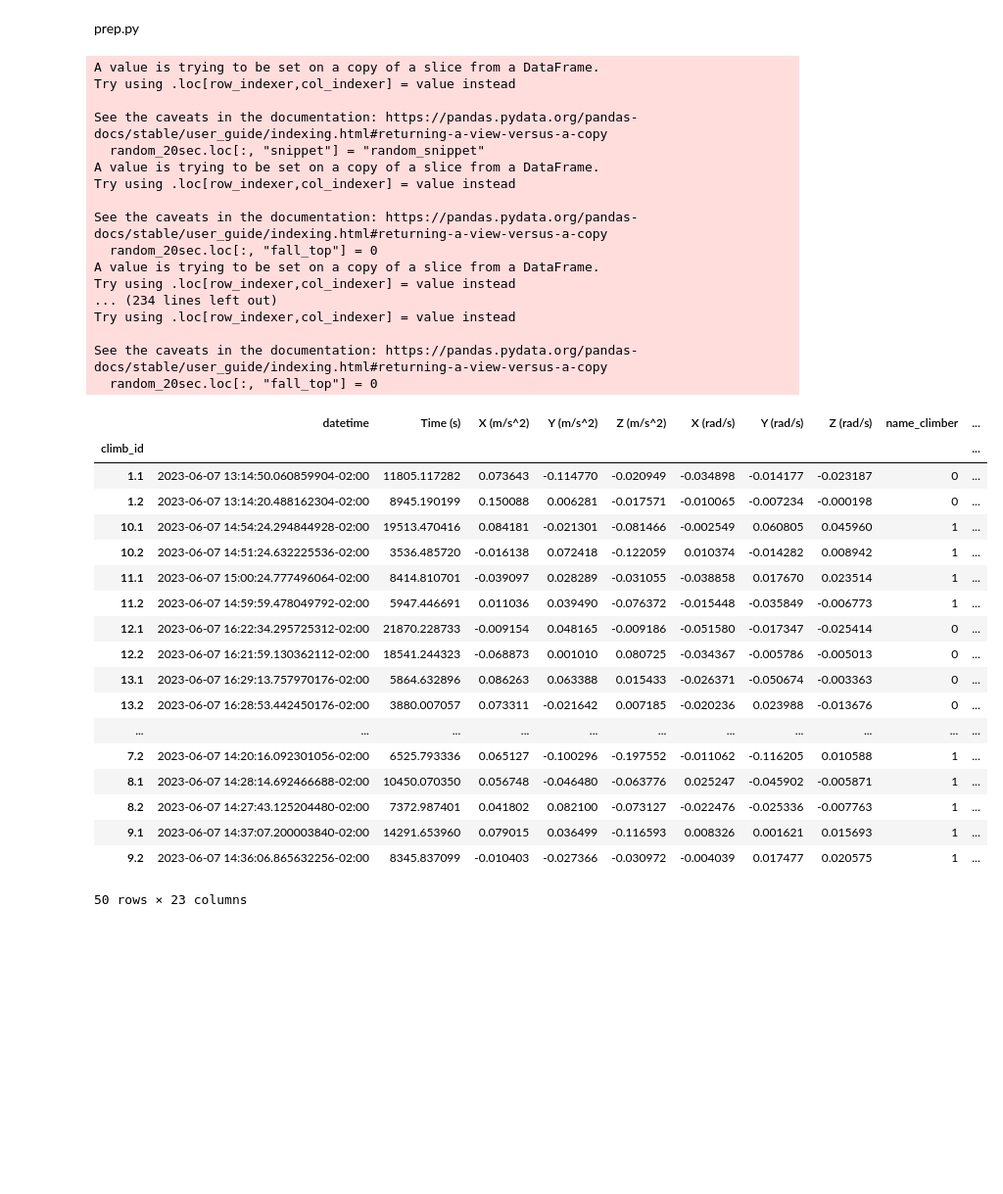
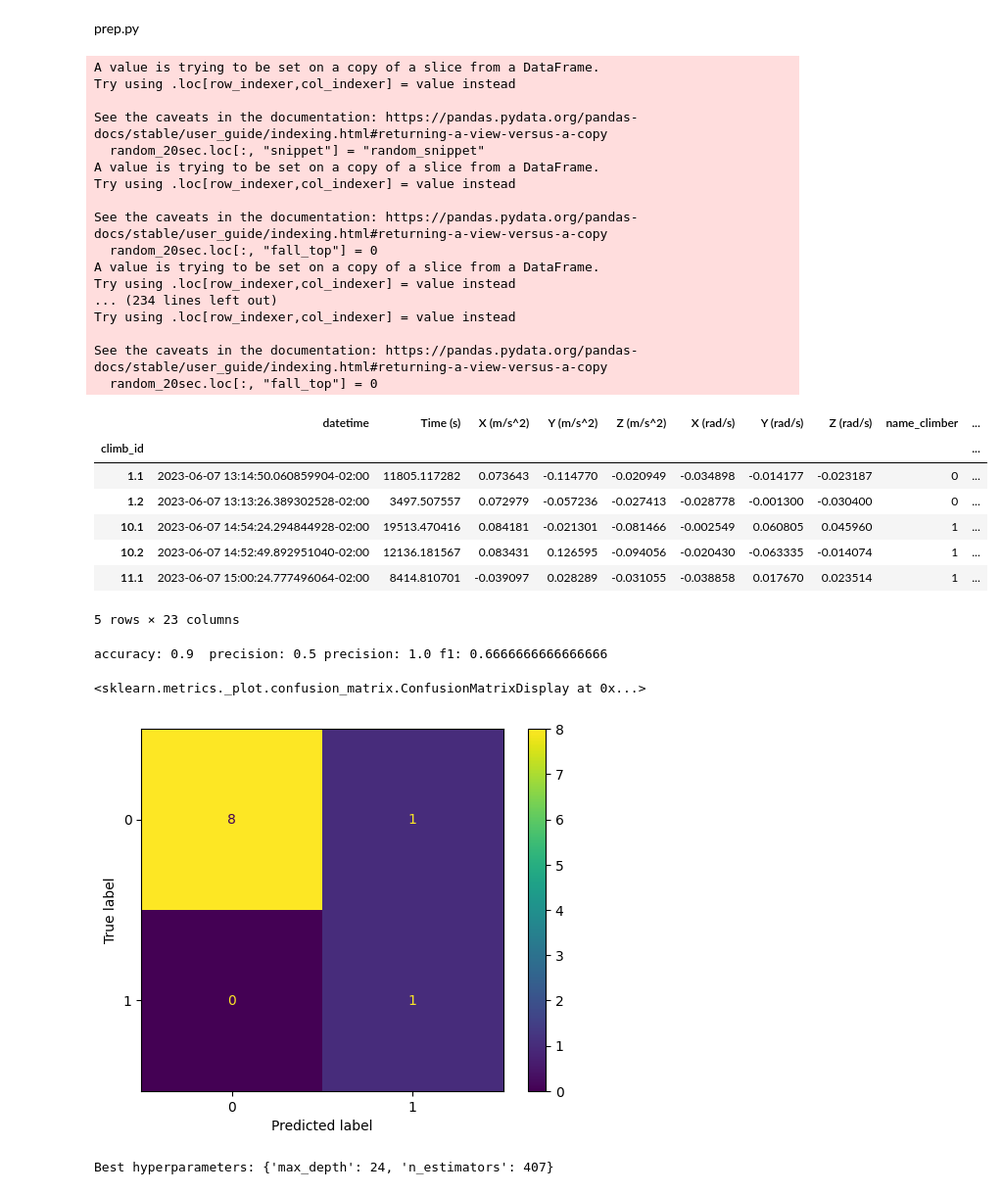
Before and after one commit to timmooren/ML4QS, a Jupyter notebook: data_processing.ipynb, the cells around one changed output. Shown at 98% size. Cells and saved outputs as stored; diff of their text form; code cells hidden in the pictures; blank space fills up the shorter version.

```diff
--- a/data_processing.ipynb
+++ b/data_processing.ipynb
@@ -54,46 +54,32 @@ prep.py
 # %%
 data = create_snippets(data, 20, 5)
 data = change_climb_ID(data)
 data = aggregate_rf(data)
 
-data
-# change name climber
-# change entry_num with snippet etc
-# agregg
+data.head()
 # %% [output]
 A value is trying to be set on a copy of a slice from a DataFrame.
 Try using .loc[row_indexer,col_indexer] = value instead
 
 See the caveats in the documentation: https://pandas.pydata.org/pandas-docs/stable/user_guide/indexing.html#returning-a-view-versus-a-copy
   random_20sec.loc[:, "snippet"] = "random_snippet"
 A value is trying to be set on a copy of a slice from a DataFrame.
 Try using .loc[row_indexer,col_indexer] = value instead
 
 See the caveats in the documentation: https://pandas.pydata.org/pandas-docs/stable/user_guide/indexing.html#returning-a-view-versus-a-copy
   random_20sec.loc[:, "fall_top"] = 0
 A value is trying to be set on a copy of a slice from a DataFrame.
 Try using .loc[row_indexer,col_indexer] = value instead
 ... (234 lines left out)
 Try using .loc[row_indexer,col_indexer] = value instead
 
 See the caveats in the documentation: https://pandas.pydata.org/pandas-docs/stable/user_guide/indexing.html#returning-a-view-versus-a-copy
   random_20sec.loc[:, "fall_top"] = 0
 |  | datetime | Time (s) | X (m/s^2) | Y (m/s^2) | Z (m/s^2) | X (rad/s) | Y (rad/s) | Z (rad/s) | name_climber | ... |
 | climb_id |  |  |  |  |  |  |  |  |  | ... |
 | 1.1 | 2023-06-07 13:14:50.060859904-02:00 | 11805.117282 | 0.073643 | -0.114770 | -0.020949 | -0.034898 | -0.014177 | -0.023187 | 0 | ... |
-| 1.2 | 2023-06-07 13:14:20.488162304-02:00 | 8945.190199 | 0.150088 | 0.006281 | -0.017571 | -0.010065 | -0.007234 | -0.000198 | 0 | ... |
+| 1.2 | 2023-06-07 13:13:26.389302528-02:00 | 3497.507557 | 0.072979 | -0.057236 | -0.027413 | -0.028778 | -0.001300 | -0.030400 | 0 | ... |
 | 10.1 | 2023-06-07 14:54:24.294844928-02:00 | 19513.470416 | 0.084181 | -0.021301 | -0.081466 | -0.002549 | 0.060805 | 0.045960 | 1 | ... |
-| 10.2 | 2023-06-07 14:51:24.632225536-02:00 | 3536.485720 | -0.016138 | 0.072418 | -0.122059 | 0.010374 | -0.014282 | 0.008942 | 1 | ... |
+| 10.2 | 2023-06-07 14:52:49.892951040-02:00 | 12136.181567 | 0.083431 | 0.126595 | -0.094056 | -0.020430 | -0.063335 | -0.014074 | 1 | ... |
 | 11.1 | 2023-06-07 15:00:24.777496064-02:00 | 8414.810701 | -0.039097 | 0.028289 | -0.031055 | -0.038858 | 0.017670 | 0.023514 | 1 | ... |
-| 11.2 | 2023-06-07 14:59:59.478049792-02:00 | 5947.446691 | 0.011036 | 0.039490 | -0.076372 | -0.015448 | -0.035849 | -0.006773 | 1 | ... |
-| 12.1 | 2023-06-07 16:22:34.295725312-02:00 | 21870.228733 | -0.009154 | 0.048165 | -0.009186 | -0.051580 | -0.017347 | -0.025414 | 0 | ... |
-| 12.2 | 2023-06-07 16:21:59.130362112-02:00 | 18541.244323 | -0.068873 | 0.001010 | 0.080725 | -0.034367 | -0.005786 | -0.005013 | 0 | ... |
-| 13.1 | 2023-06-07 16:29:13.757970176-02:00 | 5864.632896 | 0.086263 | 0.063388 | 0.015433 | -0.026371 | -0.050674 | -0.003363 | 0 | ... |
-| 13.2 | 2023-06-07 16:28:53.442450176-02:00 | 3880.007057 | 0.073311 | -0.021642 | 0.007185 | -0.020236 | 0.023988 | -0.013676 | 0 | ... |
-| ... | ... | ... | ... | ... | ... | ... | ... | ... | ... | ... |
-| 7.2 | 2023-06-07 14:20:16.092301056-02:00 | 6525.793336 | 0.065127 | -0.100296 | -0.197552 | -0.011062 | -0.116205 | 0.010588 | 1 | ... |
-| 8.1 | 2023-06-07 14:28:14.692466688-02:00 | 10450.070350 | 0.056748 | -0.046480 | -0.063776 | 0.025247 | -0.045902 | -0.005871 | 1 | ... |
-| 8.2 | 2023-06-07 14:27:43.125204480-02:00 | 7372.987401 | 0.041802 | 0.082100 | -0.073127 | -0.022476 | -0.025336 | -0.007763 | 1 | ... |
-| 9.1 | 2023-06-07 14:37:07.200003840-02:00 | 14291.653960 | 0.079015 | 0.036499 | -0.116593 | 0.008326 | 0.001621 | 0.015693 | 1 | ... |
-| 9.2 | 2023-06-07 14:36:06.865632256-02:00 | 8345.837099 | -0.010403 | -0.027366 | -0.030972 | -0.004039 | 0.017477 | 0.020575 | 1 | ... |
-50 rows × 23 columns
+5 rows × 23 columns
@@ -99,0 +88,51 @@ See the caveats in the documentation: https://pandas.pydata.org/pandas-docs/stab
+# %%
+import pandas as pd
+import numpy as np
+from sklearn.ensemble import RandomForestClassifier
+from sklearn.metrics import accuracy_score, confusion_matrix, precision_score, recall_score, f1_score, ConfusionMatrixDisplay
+from sklearn.model_selection import RandomizedSearchCV, train_test_split
+from scipy.stats import randint
+from sklearn.tree import export_graphviz
+from IPython.display import Image
+
+model_data = data.copy(deep=True)
+
+x = model_data.drop('fall_top', axis=1)
+y = model_data['fall_top']
+
+X_train, X_test, Y_train, Y_test = train_test_split(x, y, test_size=0.2)
+
+mod = RandomForestClassifier(random_state= 42)
+mod.fit(X_train, Y_train)
+
+Y_pred = mod.predict(X_test)
+
+accuracy = accuracy_score(Y_test, Y_pred)
+precision = precision_score(Y_test, Y_pred, zero_division=0)
+recall = recall_score(Y_test, Y_pred, zero_division=0)
+f1 = f1_score(Y_test, Y_pred, zero_division=0)
+
+print("accuracy:", accuracy, " precision:", precision, "precision:", recall, "f1:", f1)
+
+cm = confusion_matrix(Y_test, Y_pred)
+
+ConfusionMatrixDisplay(confusion_matrix=cm).plot()
+# %% [output]
+accuracy: 0.9  precision: 0.5 precision: 1.0 f1: 0.6666666666666666
+<sklearn.metrics._plot.confusion_matrix.ConfusionMatrixDisplay at 0x...>
+[figure, added]
+# %%
+param_dist = {'n_estimators': randint(50,1500),
+            'max_depth': randint(1,30)}
+
+mod = RandomForestClassifier(random_state= 42)
+
+rand_search = RandomizedSearchCV(mod, param_distributions = param_dist, n_iter=5, cv=3)
+
+rand_search.fit(X_train, Y_train)
+
+best_rf = rand_search.best_estimator_
+
+print('Best hyperparameters:',  rand_search.best_params_)
+# %% [output]
+Best hyperparameters: {'max_depth': 24, 'n_estimators': 407}
```
Also changed, not shown: parts of 2 cells of this notebook, 5 other files.
